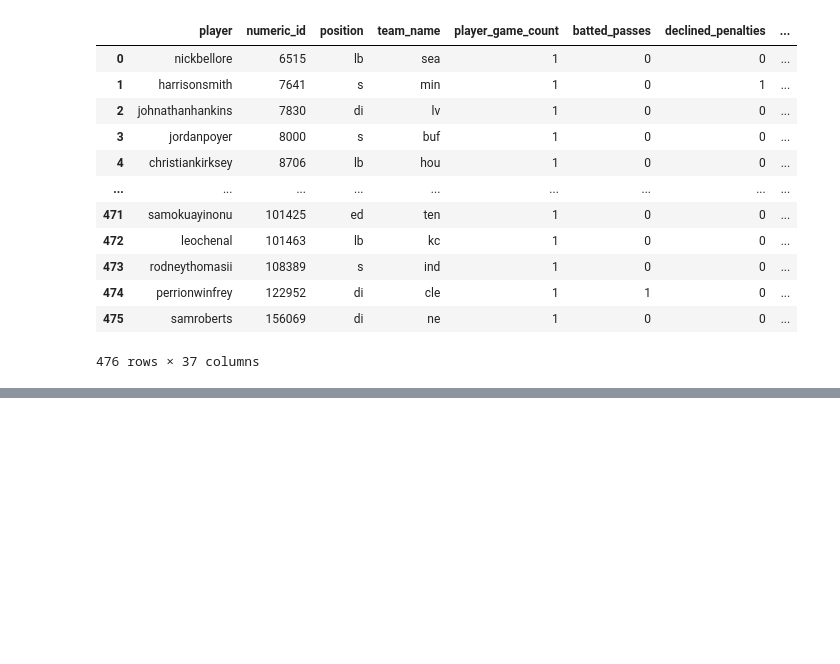
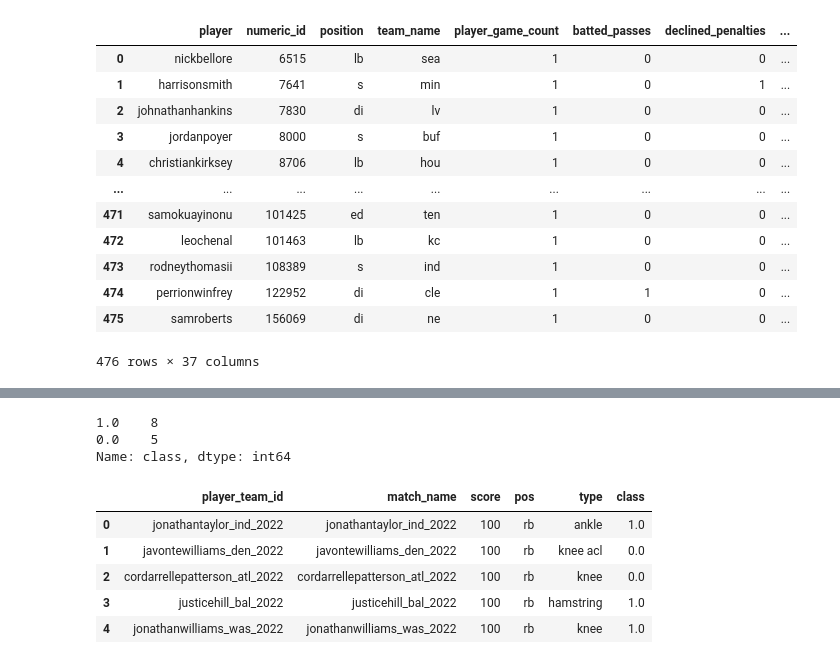
Before and after one commit to ajakks/nfl_models, a Jupyter notebook: create_player_pools_2022.ipynb, the cells around one changed output, grey strips where cells are left out. Drawn from its saved outputs; the diff is of its cells as text; code cells hidden in the pictures; blank space fills up the shorter version.

```diff
--- a/create_player_pools_2022.ipynb
+++ b/create_player_pools_2022.ipynb
@@ -554,0 +588,48 @@ rush_std_new.head().T
+# %%
+## Subset nfl_injuries down to  ##
+nfl_injuries = nfl_injuries[['player_team_id','pos','type','class']]
+nfl_injuries['class']=np.where(nfl_injuries['class'] == "questionable", 1, 0)
+
+## merge it onto our dataframes and where the value is zero, we need to remove them ##
+passing_depth_new_match = pd.merge(passing_depth_new_match, nfl_injuries, on='player_team_id', how='left')
+passing_allowed_pressure_new_match = pd.merge(passing_allowed_pressure_new_match, nfl_injuries, on='player_team_id', how='left')
+passing_pressure_new_match = pd.merge(passing_pressure_new_match, nfl_injuries, on='player_team_id', how='left')
+passing_concept_new_match = pd.merge(passing_concept_new_match, nfl_injuries, on='player_team_id', how='left')
+time_in_pocket_new_match = pd.merge(time_in_pocket_new_match, nfl_injuries, on='player_team_id', how='left')
+passing_summ_conc_new_match = pd.merge(passing_summ_conc_new_match, nfl_injuries, on='player_team_id', how='left')
+
+
+rec_summ_conc_match = pd.merge(rec_summ_conc_match, nfl_injuries, on='player_team_id', how='left')
+receiving_concept_match =pd.merge(receiving_concept_match, nfl_injuries, on='player_team_id', how='left')
+receiving_depth_match = pd.merge(receiving_depth_match, nfl_injuries, on='player_team_id', how='left')
+receiving_scheme_match = pd.merge(receiving_scheme_match, nfl_injuries, on='player_team_id', how='left')
+
+rush_summ_conc_match =pd.merge(rush_summ_conc_match, nfl_injuries, on='player_team_id', how='left')
+
+block_summ_conc_match = pd.merge(block_summ_conc_match, nfl_injuries, on='player_team_id', how='left')
+offense_pass_blocking_match = pd.merge(offense_pass_blocking_match, nfl_injuries, on='player_team_id', how='left')
+offense_run_blocking_match = pd.merge(offense_run_blocking_match, nfl_injuries, on='player_team_id', how='left')
+
+def_summ_conc_match = pd.merge(def_summ_conc_match, nfl_injuries, on='player_team_id', how='left')
+pass_rush_summary_match = pd.merge(pass_rush_summary_match, nfl_injuries, on='player_team_id', how='left')
+run_defense_summary_match = pd.merge(run_defense_summary_match, nfl_injuries, on='player_team_id', how='left')
+defense_coverage_scheme_match = pd.merge(defense_coverage_scheme_match, nfl_injuries, on='player_team_id', how='left')
+defense_coverage_summary_match = pd.merge(defense_coverage_summary_match, nfl_injuries, on='player_team_id', how='left')
+slot_coverage_match = pd.merge(slot_coverage_match, nfl_injuries, on='player_team_id', how='left')
+
+st_kickers_match = pd.merge(st_kickers_match, nfl_injuries, on='player_team_id', how='left')
+#st_punters_match = pd.merge(st_punters_match, nfl_injuries, on='player_team_id', how='left')
+rush_summ_conc_match['class'].value_counts()
+# %% [output]
+1.0    8
+0.0    5
+Name: class, dtype: int64
+# %%
+rush_summ_conc_match.head()
+# %% [output]
+|  | player_team_id | match_name | score | pos | type | class |
+| 0 | jonathantaylor_ind_2022 | jonathantaylor_ind_2022 | 100 | rb | ankle | 1.0 |
+| 1 | javontewilliams_den_2022 | javontewilliams_den_2022 | 100 | rb | knee acl | 0.0 |
+| 2 | cordarrellepatterson_atl_2022 | cordarrellepatterson_atl_2022 | 100 | rb | knee | 0.0 |
+| 3 | justicehill_bal_2022 | justicehill_bal_2022 | 100 | rb | hamstring | 1.0 |
+| 4 | jonathanwilliams_was_2022 | jonathanwilliams_was_2022 | 100 | rb | knee | 1.0 |
```
Also changed, not shown: parts of 36 cells of this notebook.
